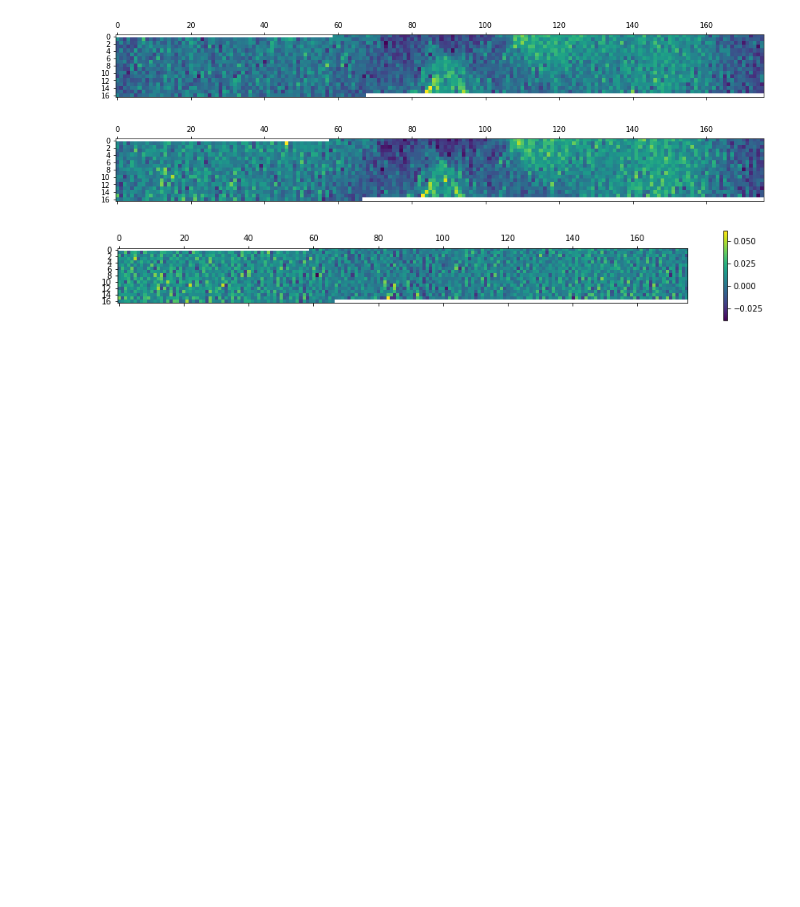
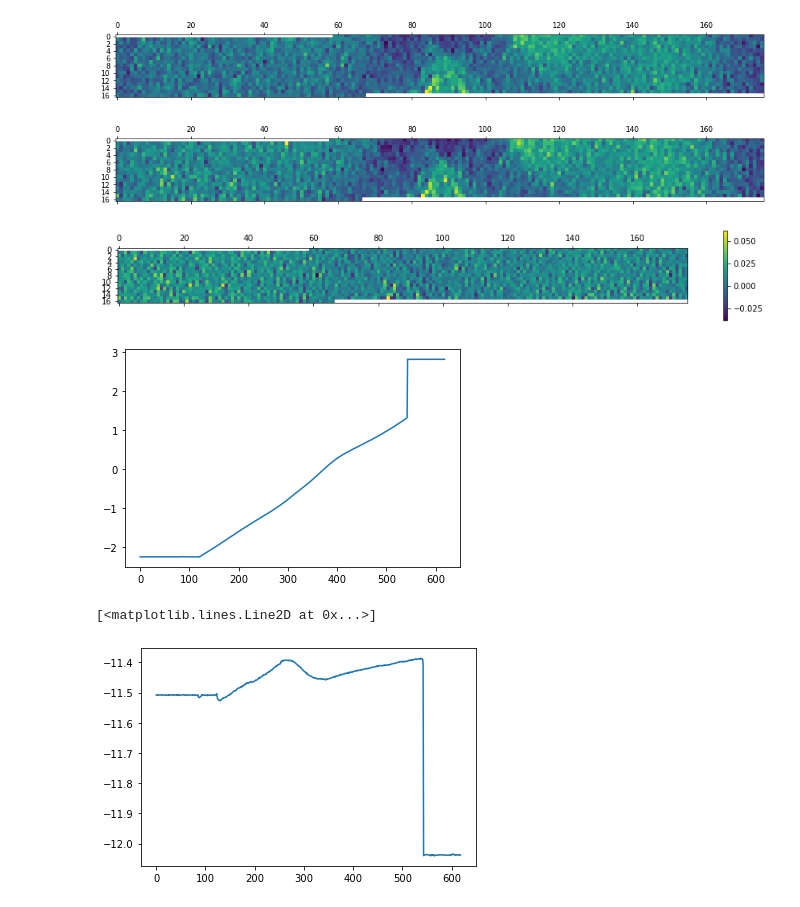
Before and after one commit to KMDE-10/DIC, a Jupyter notebook: HDF_import.ipynb, the cells around one changed output. Cells and saved outputs as stored; diff of their text form; code cells hidden in the pictures; blank space fills up the shorter version.

```diff
--- a/HDF_import.ipynb
+++ b/HDF_import.ipynb
@@ -220,17 +220,21 @@ array([[ 0.0000000e+00,  0.0000000e+00,  0.0000000e+00, ...,
 # %%
 array=series.iloc[250,:][('displacements',         'displacement_y_rbmr')]
 def strip_background(array):
+    df=pd.DataFrame(array)
     #before=array
     #bf=plt.matshow(before)
     #plt.colorbar(bf)
 
-    after=array.copy()
+    after=df.copy()
     after[after==0.]=np.nan
-    after=pd.DataFrame(after)
+    #display(after)
+
     after.dropna(how='all',axis=0,inplace=True)
     after.dropna(how='all',axis=1,inplace=True)
     #display(after)
     """af=plt.matshow(after.dropna(how='all',axis=0))
     plt.colorbar(af)"""
+    #display(after)
     return(after)
 after=strip_background(array)
+display(after)
@@ -237,6 +261,10 @@ after=strip_background(array)
 # %%
-def get_width(df,col):
+def get_vert_width(df,col):
     return(len(df.iloc[:,col].dropna(axis=0)))
+#display(get_width(after,-1))
+
+def get_hori_width(df,row):
+    return(len(df.iloc[row,:].dropna(axis=1)))
 #display(get_width(after,-1))
 
 def get_start_idx(df,col):
@@ -250,9 +278,9 @@ def create_line(p1,p2):
     t=p1[0]-m*p1[1]
     return({i:int(round(i*m+t,0)) for i in range(p1[1],p2[1]+1)})
 def linestripe_df(after):
-    resdf=pd.DataFrame(columns=after.columns,index=range(get_width(after,0)))
+    resdf=pd.DataFrame(columns=after.columns,index=range(get_vert_width(after,0)))
 
-    for linenumber in range(get_width(after,0)):
+    for linenumber in range(get_vert_width(after,0)):
         p1=(get_start_idx(after,0)+linenumber,after.columns[0])
         p2=(get_start_idx(after,-1)+linenumber,after.columns[-1])
         #display(p1,p2)
@@ -376,0 +395,10 @@ display('good message')
+# %%
+plt.plot([i[40,100] for i in series[('coordinates','coordinate_y')]])#,[i[0][0] for i in series[('add_data','analog_channels')]])
+plt.show()
+plt.plot([i[40,100] for i in series[('coordinates','coordinate_x')]])
+
+#display([i[30,100] for i in series[('coordinates','coordinate_x')]])
+# %% [output]
+[figure, added]
+[<matplotlib.lines.Line2D at 0x...>]
+[figure, added]
```
Also changed, not shown: parts of 5 cells of this notebook.
